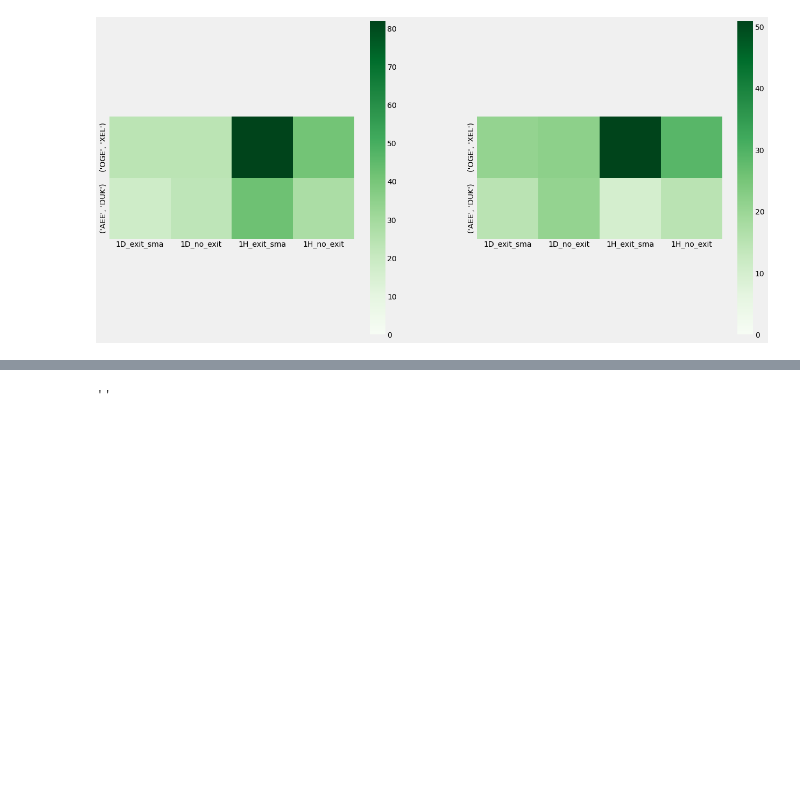
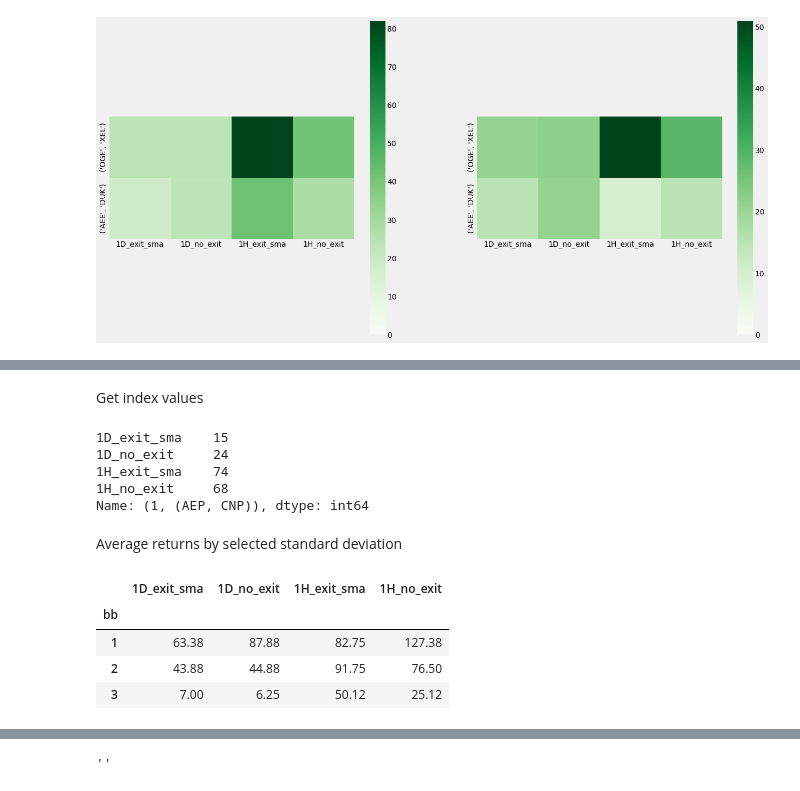
Before and after one commit to ozdemirozcelik/coint-tools, a Jupyter notebook: 7-summary-backtest.ipynb, the cells around one changed output, grey strips where cells are left out. Drawn from its saved outputs; the diff is of its cells as text; code cells hidden in the pictures; blank space fills up the shorter version.

```diff
--- a/7-summary-backtest.ipynb
+++ b/7-summary-backtest.ipynb
@@ -422,0 +651,20 @@ Return% (costs inc.)
+# %% [markdown]
+Get index values
+# %%
+df1_all1.xs((1,('AEP', 'CNP')))
+# %% [output]
+1D_exit_sma    15
+1D_no_exit     24
+1H_exit_sma    74
+1H_no_exit     68
+Name: (1, (AEP, CNP)), dtype: int64
+# %% [markdown]
+Average returns by selected standard deviation
+# %%
+df1_all1.groupby(["bb"]).mean()
+# %% [output]
+|  | 1D_exit_sma | 1D_no_exit | 1H_exit_sma | 1H_no_exit |
+| bb |  |  |  |  |
+| 1 | 63.38 | 87.88 | 82.75 | 127.38 |
+| 2 | 43.88 | 44.88 | 91.75 | 76.50 |
+| 3 | 7.00 | 6.25 | 50.12 | 25.12 |
```
Also changed, not shown: parts of 22 cells of this notebook, 3 other files.
